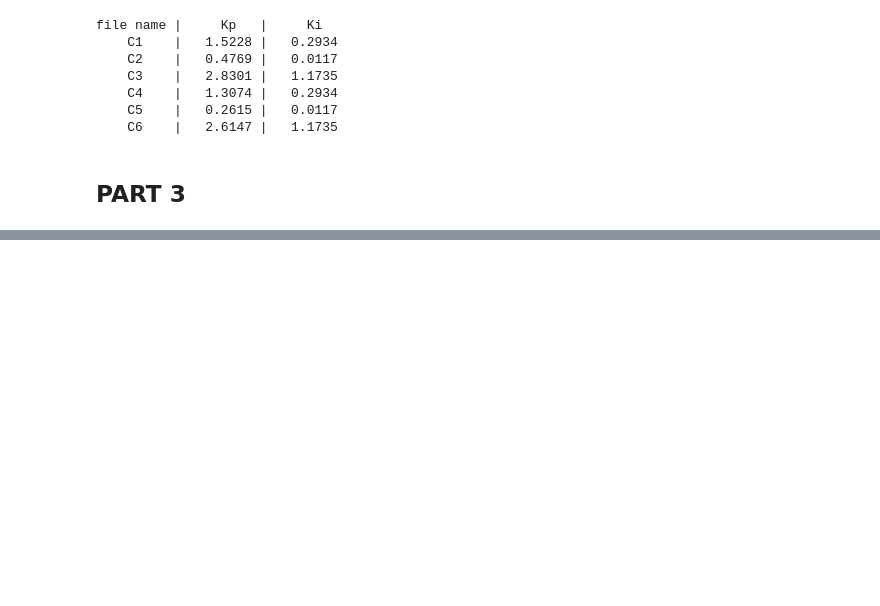
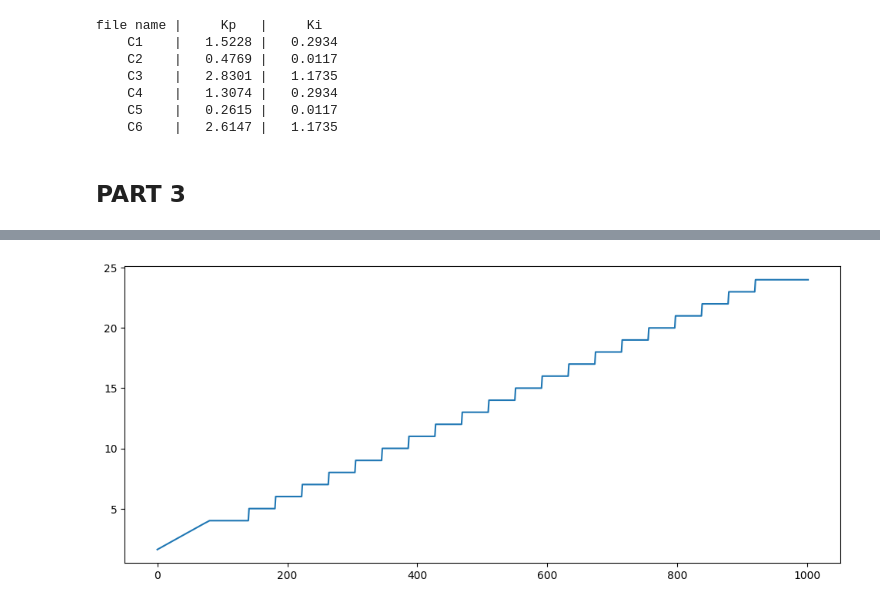
Before and after one commit to nicolaquaia/LAC_final, a Jupyter notebook: assignment_03/Assignment_3_part_01.ipynb, the cells around one changed output, grey strips where cells are left out. Cells and saved outputs as stored; diff of their text form; code cells hidden in the pictures; blank space fills up the shorter version.

```diff
--- a/assignment_03/Assignment_3_part_01.ipynb
+++ b/assignment_03/Assignment_3_part_01.ipynb
@@ -421,0 +421,21 @@ ctrltune_dict = load_ctrl_txt(path)
+# %%
+path = f'our_design/res_hawc2s/Group1_redesign_hawc2s_ctrl_C1_ctrl_tuning.txt'
+ctrltune_dict = load_ctrl_txt(path)
+
+fname = 'our_design/res/Group1_redesign_hawc2s_step_C1.hdf5'
+
+h2res = ReadHAWC2(fname)
+
+# print all (public) attributes just for info
+h2res.__dict__.keys()
+
+names, units, desc = h2res.chaninfo
+
+print(names)
+
+idx_Time = np.where(['Time' in name for name in names])[0]
+idx_WSP = np.where(['WSP gl. coo.,Vy' in name for name in names])[0]
+print('Identified indices of blade channels are', idx_WSP)
+
+[print(desc[i]) for i in idx_WSP]
+[print(units[i]) for i in idx_WSP]
@@ -421,0 +448,7 @@ ctrltune_dict = load_ctrl_txt(path)
+# %%
+WSP = h2res.data[:, idx_WSP].T
+
+fig, ax = plt.subplots(figsize=(12, 5))
+handles = ax.plot(h2res.t, h2res.data[:, idx_WSP])
+# %% [output]
+[figure, added]
```
Also changed, not shown: parts of 4 cells of this notebook.
